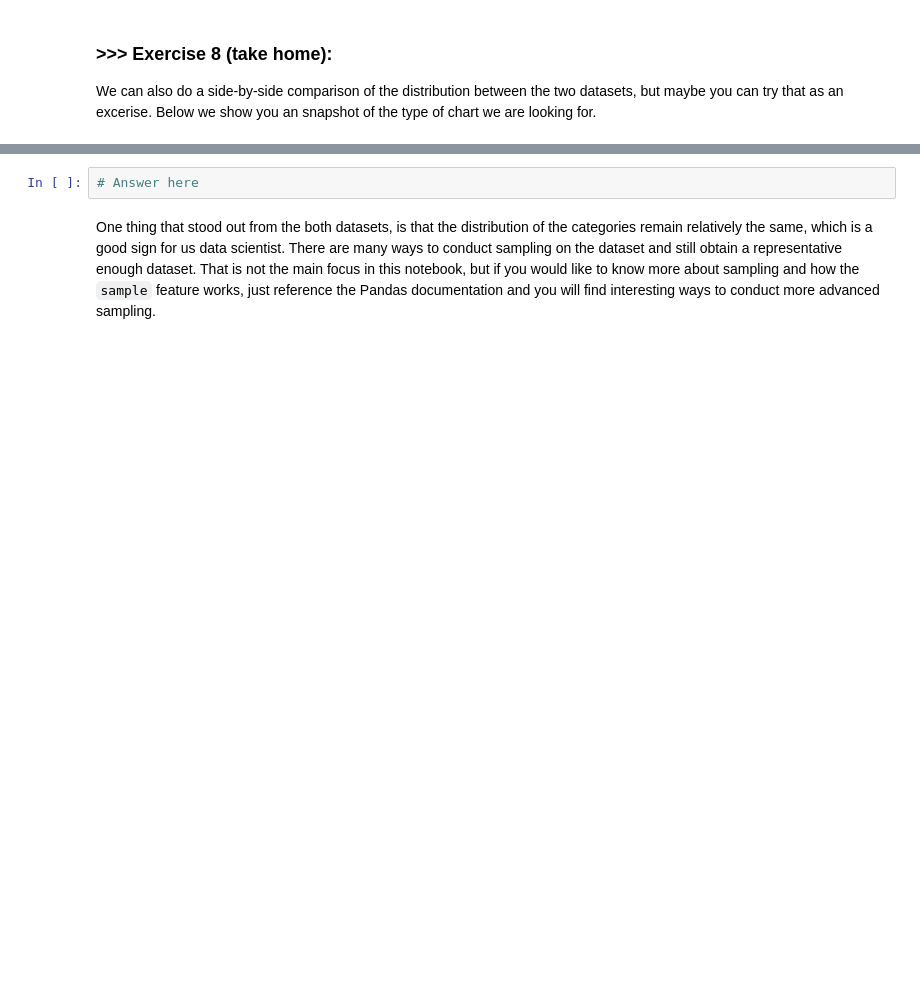
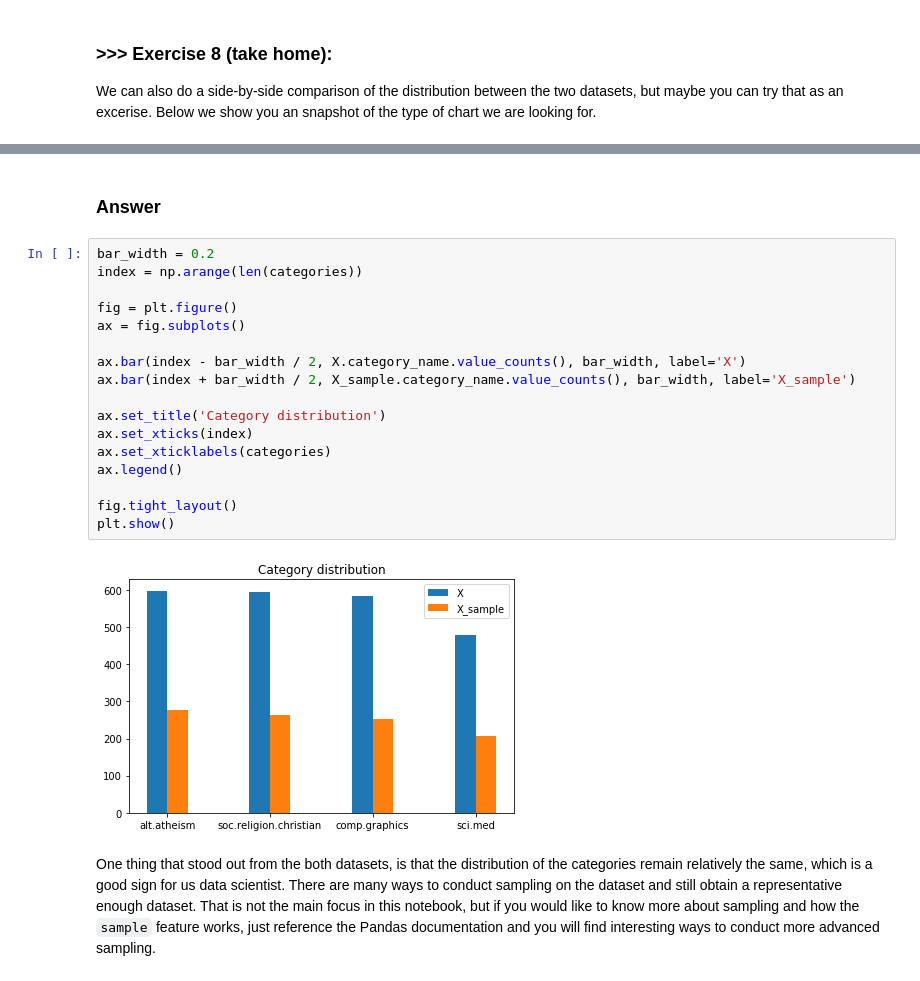
Before and after one commit to wuling31715/2020-NTHU-Data-Mining, a Jupyter notebook: lab1/DM2020-Lab1-Solved.ipynb, the cells around one changed output, grey strips where cells are left out. Drawn from its saved outputs; the diff is of its cells as text; blank space fills up the shorter version.

```diff
--- a/lab1/DM2020-Lab1-Solved.ipynb
+++ b/lab1/DM2020-Lab1-Solved.ipynb
@@ -854,8 +877,27 @@ Name: category_name, dtype: int64
 We can also do a side-by-side comparison of the distribution between the two datasets, but maybe you can try that as an excerise. Below we show you an snapshot of the type of chart we are looking for.
 # %% [markdown]
 ![alt txt](https://i.imgur.com/9eO431H.png)
-# %%
-# Answer here
+# %% [markdown]
+### Answer
+# %%
+bar_width = 0.2
+index = np.arange(len(categories))
+
+fig = plt.figure()
+ax = fig.subplots()
+
+ax.bar(index - bar_width / 2, X.category_name.value_counts(), bar_width, label='X')
+ax.bar(index + bar_width / 2, X_sample.category_name.value_counts(), bar_width, label='X_sample')
+
+ax.set_title('Category distribution')
+ax.set_xticks(index)
+ax.set_xticklabels(categories)
+ax.legend()
+
+fig.tight_layout()
+plt.show()
+# %% [output]
+[figure, added]
 # %% [markdown]
 One thing that stood out from the both datasets, is that the distribution of the categories remain relatively the same, which is a good sign for us data scientist. There are many ways to conduct sampling on the dataset and still obtain a representative enough dataset. That is not the main focus in this notebook, but if you would like to know more about sampling and how the `sample` feature works, just reference the Pandas documentation and you will find interesting ways to conduct more advanced sampling.
 # %% [markdown]
```
Also changed, not shown: parts of 50 cells of this notebook.
